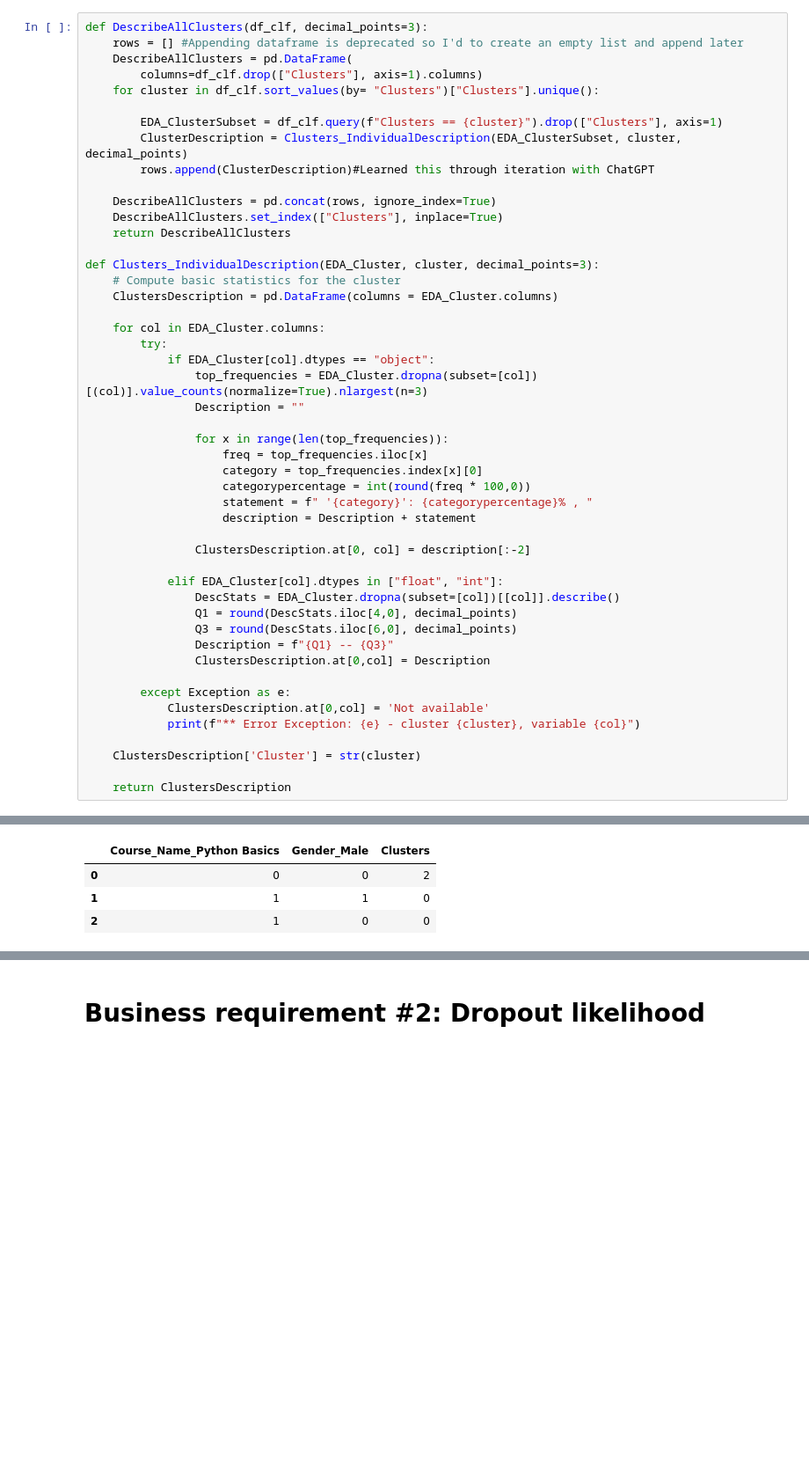
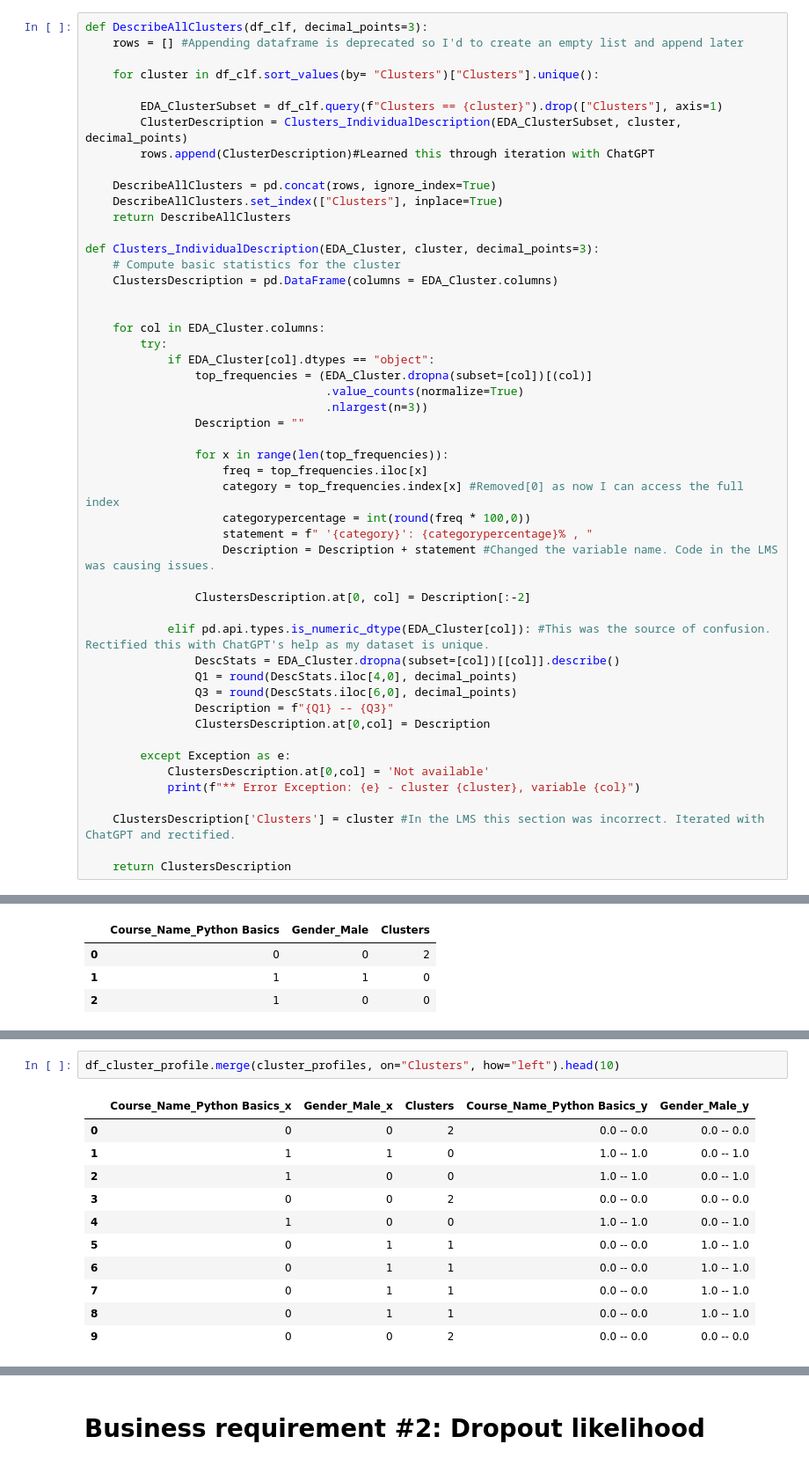
Before and after one commit to narendran-manoharan/synthetic_learning_behavior_analysis, a Jupyter notebook: project_work-jupyter_notebooks/synthetic_learning_behavior_analysis_transform02.ipynb, the cells around one changed output, grey strips where cells are left out. Shown at 88% size. Saved outputs shown, nothing was run; the diff lists cells and outputs as text; blank space fills up the shorter version.

Commit message:
Fix bugs in the clustering section.

```diff
--- a/project_work-jupyter_notebooks/synthetic_learning_behavior_analysis_transform02.ipynb
+++ b/project_work-jupyter_notebooks/synthetic_learning_behavior_analysis_transform02.ipynb
@@ -497,8 +497,7 @@ plt.show()
 # %%
 def DescribeAllClusters(df_clf, decimal_points=3):
     rows = [] #Appending dataframe is deprecated so I'd to create an empty list and append later
-    DescribeAllClusters = pd.DataFrame(
-        columns=df_clf.drop(["Clusters"], axis=1).columns)
+
     for cluster in df_clf.sort_values(by= "Clusters")["Clusters"].unique():
 
         EDA_ClusterSubset = df_clf.query(f"Clusters == {cluster}").drop(["Clusters"], axis=1)
@@ -513,22 +512,25 @@ def Clusters_IndividualDescription(EDA_Cluster, cluster, decimal_points=3):
     # Compute basic statistics for the cluster
     ClustersDescription = pd.DataFrame(columns = EDA_Cluster.columns)
 
+
     for col in EDA_Cluster.columns:
         try:
             if EDA_Cluster[col].dtypes == "object":
-                top_frequencies = EDA_Cluster.dropna(subset=[col])[(col)].value_counts(normalize=True).nlargest(n=3)
+                top_frequencies = (EDA_Cluster.dropna(subset=[col])[(col)]
+                                   .value_counts(normalize=True)
+                                   .nlargest(n=3))
                 Description = ""
 
                 for x in range(len(top_frequencies)):
                     freq = top_frequencies.iloc[x]
-                    category = top_frequencies.index[x][0]
+                    category = top_frequencies.index[x] #Removed[0] as now I can access the full index
                     categorypercentage = int(round(freq * 100,0))
                     statement = f" '{category}': {categorypercentage}% , "
-                    description = Description + statement
+                    Description = Description + statement #Changed the variable name. Code in the LMS was causing issues.
 
-                ClustersDescription.at[0, col] = description[:-2]
+                ClustersDescription.at[0, col] = Description[:-2]
 
-            elif EDA_Cluster[col].dtypes in ["float", "int"]:
+            elif pd.api.types.is_numeric_dtype(EDA_Cluster[col]): #This was the source of confusion. Rectified this with ChatGPT's help as my dataset is unique.
                 DescStats = EDA_Cluster.dropna(subset=[col])[[col]].describe()
                 Q1 = round(DescStats.iloc[4,0], decimal_points)
                 Q3 = round(DescStats.iloc[6,0], decimal_points)
@@ -539,7 +541,7 @@ def Clusters_IndividualDescription(EDA_Cluster, cluster, decimal_points=3):
             ClustersDescription.at[0,col] = 'Not available'
             print(f"** Error Exception: {e} - cluster {cluster}, variable {col}")
 
-    ClustersDescription['Cluster'] = str(cluster)
+    ClustersDescription['Clusters'] = cluster #In the LMS this section was incorrect. Iterated with ChatGPT and rectified.
 
     return ClustersDescription
 # %%
@@ -597,0 +611,14 @@ df_diagnostic.head(3)
+# %%
+df_cluster_profile.merge(cluster_profiles, on="Clusters", how="left").head(10)
+# %% [output]
+|  | Course_Name_Python Basics_x | Gender_Male_x | Clusters | Course_Name_Python Basics_y | Gender_Male_y |
+| 0 | 0 | 0 | 2 | 0.0 -- 0.0 | 0.0 -- 0.0 |
+| 1 | 1 | 1 | 0 | 1.0 -- 1.0 | 0.0 -- 1.0 |
+| 2 | 1 | 0 | 0 | 1.0 -- 1.0 | 0.0 -- 1.0 |
+| 3 | 0 | 0 | 2 | 0.0 -- 0.0 | 0.0 -- 0.0 |
+| 4 | 1 | 0 | 0 | 1.0 -- 1.0 | 0.0 -- 1.0 |
+| 5 | 0 | 1 | 1 | 0.0 -- 0.0 | 1.0 -- 1.0 |
+| 6 | 0 | 1 | 1 | 0.0 -- 0.0 | 1.0 -- 1.0 |
+| 7 | 0 | 1 | 1 | 0.0 -- 0.0 | 1.0 -- 1.0 |
+| 8 | 0 | 1 | 1 | 0.0 -- 0.0 | 1.0 -- 1.0 |
+| 9 | 0 | 0 | 2 | 0.0 -- 0.0 | 0.0 -- 0.0 |
```
Also changed, not shown: parts of 5 cells of this notebook.
